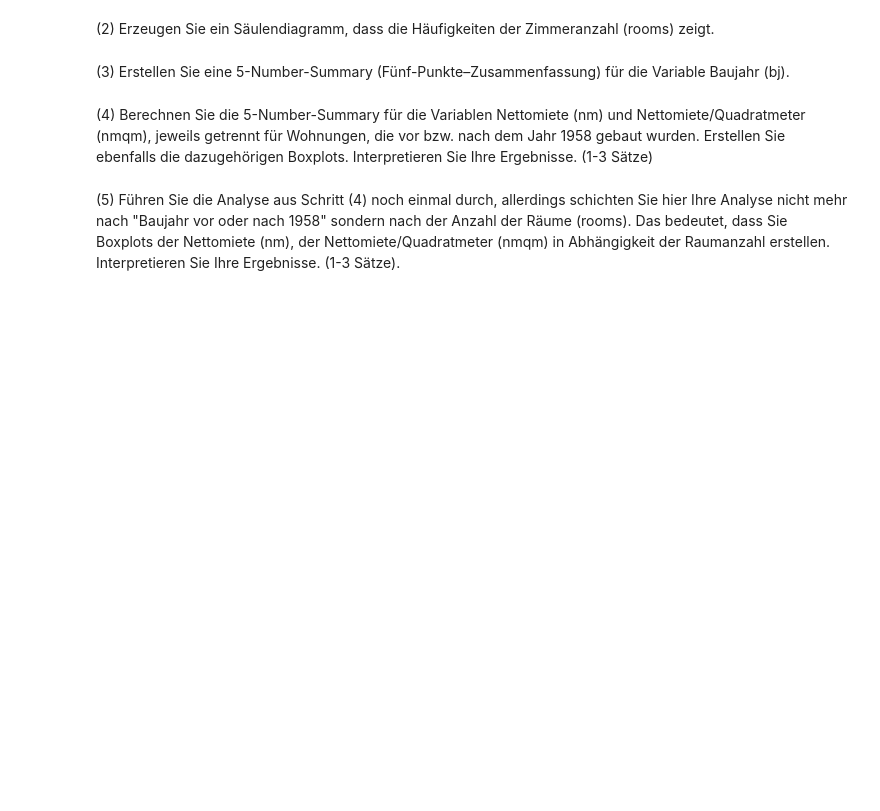
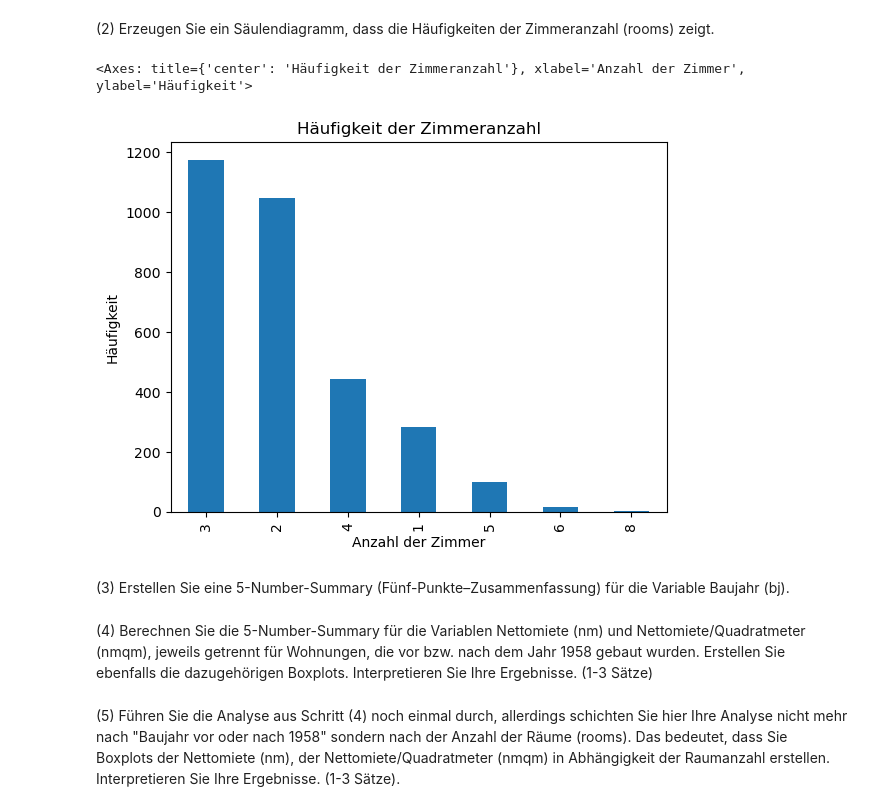
Before and after one commit to cortex359/ds.ss24, a Jupyter notebook: u04/Uebung-4.ipynb, the cells around one changed output. Saved outputs shown, nothing was run; the diff lists cells and outputs as text; code cells hidden in the pictures; blank space fills up the shorter version.

```diff
--- a/u04/Uebung-4.ipynb
+++ b/u04/Uebung-4.ipynb
@@ -246,3 +246,6 @@ Im Rahmen dieser Übung werden Sie einen Mietspiegel aus München untersuchen, e
 **Ihre Aufgaben**
 
 (1) Importieren Sie die Daten.
+# %%
+mietspiegel = pd.read_csv("mietspiegel2015.txt", sep=" ")
+mietspiegel.head()
@@ -249,5 +259,12 @@ Im Rahmen dieser Übung werden Sie einen Mietspiegel aus München untersuchen, e
 # %% [markdown]
 (2) Erzeugen Sie ein Säulendiagramm, dass die Häufigkeiten der Zimmeranzahl (rooms) zeigt.
+# %%
+mietspiegel["rooms"].value_counts().plot(kind="bar", title="Häufigkeit der Zimmeranzahl", xlabel="Anzahl der Zimmer", ylabel="Häufigkeit")
+
+# TODO LS: ich würde gerne die Zimmeranzahl sortiert haben
+# %% [output]
+<Axes: title={'center': 'Häufigkeit der Zimmeranzahl'}, xlabel='Anzahl der Zimmer', ylabel='Häufigkeit'>
+[figure, added]
 # %% [markdown]
 (3) Erstellen Sie eine 5-Number-Summary (Fünf-Punkte–Zusammenfassung) für die Variable Baujahr (bj).
 # %% [markdown]
```
Also changed, not shown: parts of 1 cell of this notebook, 1 other file.
